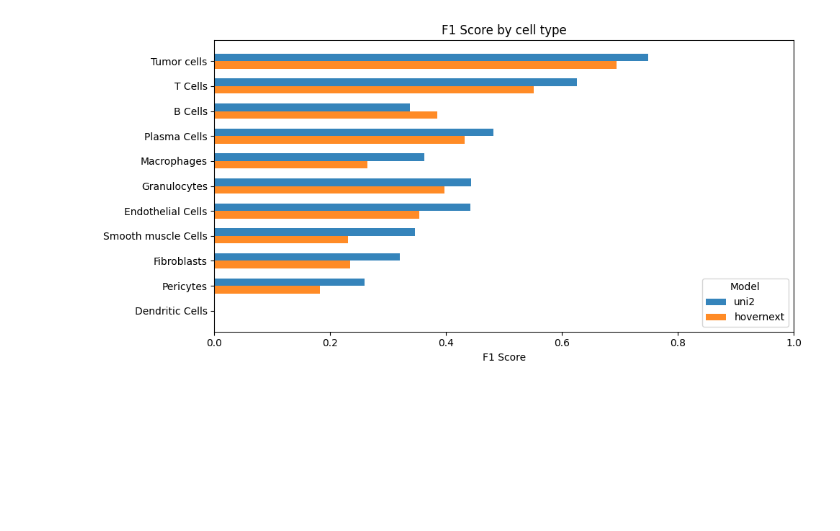
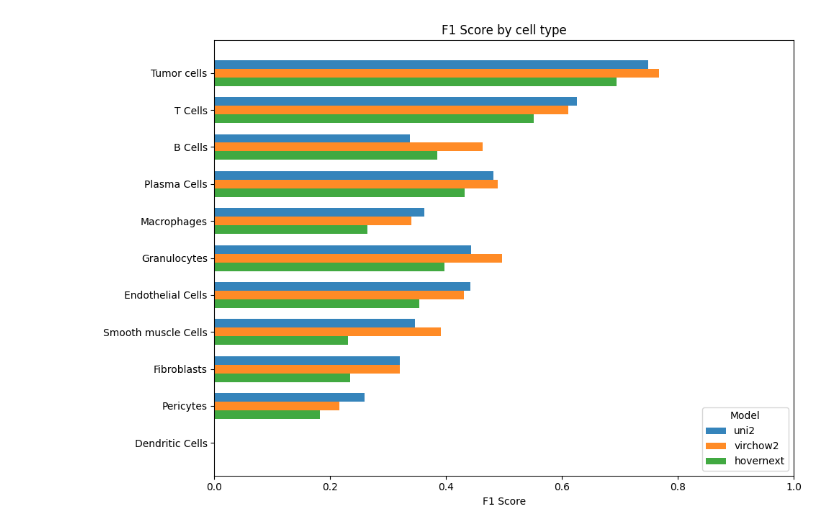
Before and after one commit to Kainmueller-Lab/Pathology-Foundation-Model-Benchmark, a Jupyter notebook: notebooks/pathocell2_results.ipynb, the cells around one changed output. Cells and saved outputs as stored; diff of their text form; code cells hidden in the pictures; blank space fills up the shorter version.

Commit message:
results for virchow2

```diff
--- a/notebooks/pathocell2_results.ipynb
+++ b/notebooks/pathocell2_results.ipynb
@@ -4,6 +4,7 @@ import pandas as pd
 import matplotlib.pyplot as plt
 # %%
 uni2_results = '/fast/AG_Kainmueller/nkoreub/Pathology-Foundation-Model-Benchmark/experiments/unetr_uni2_1610_1101_pathocell2_3658092/train/test_results/test_metrics_best_model.csv'
+virchow2_results = '/fast/AG_Kainmueller/nkoreub/Pathology-Foundation-Model-Benchmark/experiments/unetr_virchow2_1910_1729_pathocell2_3720066/train/test_results/test_metrics_best_model.csv'
 hovernext_results = '/fast/AG_Kainmueller/nkoreub/Pathology-Foundation-Model-Benchmark/experiments/hovernext_lizard_clweight_convnextv2_large.fcmae_ft_in22k_in1k_1610_1346_pathocell2_3663596/train/test_results/test_metrics_best_model.csv'
 # %%
 
@@ -11,6 +12,7 @@ metric_name = "f1_score"  # change to "precision", "recall", or "accuracy" if ne
 
 model_files = {
     "uni2": uni2_results,
+    "virchow2": virchow2_results,
     "hovernext": hovernext_results,
 }
 
@@ -51,35 +53,35 @@ n_cell_types = len(scores.index)
 n_models = len(scores.columns)
 bar_height = 0.35
 group_spacing = 0.45
 group_positions = np.arange(n_cell_types) * (n_models * bar_height + group_spacing)
 
-fig_height = max(5, 0.45 * n_cell_types)
+fig_height = max(7, 0.45 * n_cell_types)
 fig, ax = plt.subplots(figsize=(10, fig_height))
 
 colors = {"uni2": "#1f77b4", "hovernext": "#ff7f0e"}
 
 for i, model in enumerate(scores.columns):
     offset = (i - (n_models - 1) / 2) * bar_height
     ax.barh(
         group_positions + offset,
         scores[model].values,
         height=bar_height,
         label=model,
-        color=colors.get(model),
+        color=plt.get_cmap("tab10")(i),
         alpha=0.9,
     )
 
 ax.set_yticks(group_positions)
 ax.set_yticklabels(scores.index)
 ax.invert_yaxis()
 ax.set_xlim(0, 1)
 ax.set_xlabel(metric_name.replace("_", " ").title())
 ax.set_title(f"{metric_name.replace('_', ' ').title()} by cell type")
 ax.grid(False)
 ax.legend(title="Model", loc="lower right")
 plt.tight_layout()
 plt.show()
 # %% [output]
-[figure, old version]
+[figure, new version]
 # %%
 uni2_predictions = '/fast/AG_Kainmueller/nkoreub/Pathology-Foundation-Model-Benchmark/experiments/unetr_uni2_1610_1101_pathocell2_3658092/train/test_results/predictions.csv'
```
Also changed, not shown: parts of 2 cells of this notebook.
